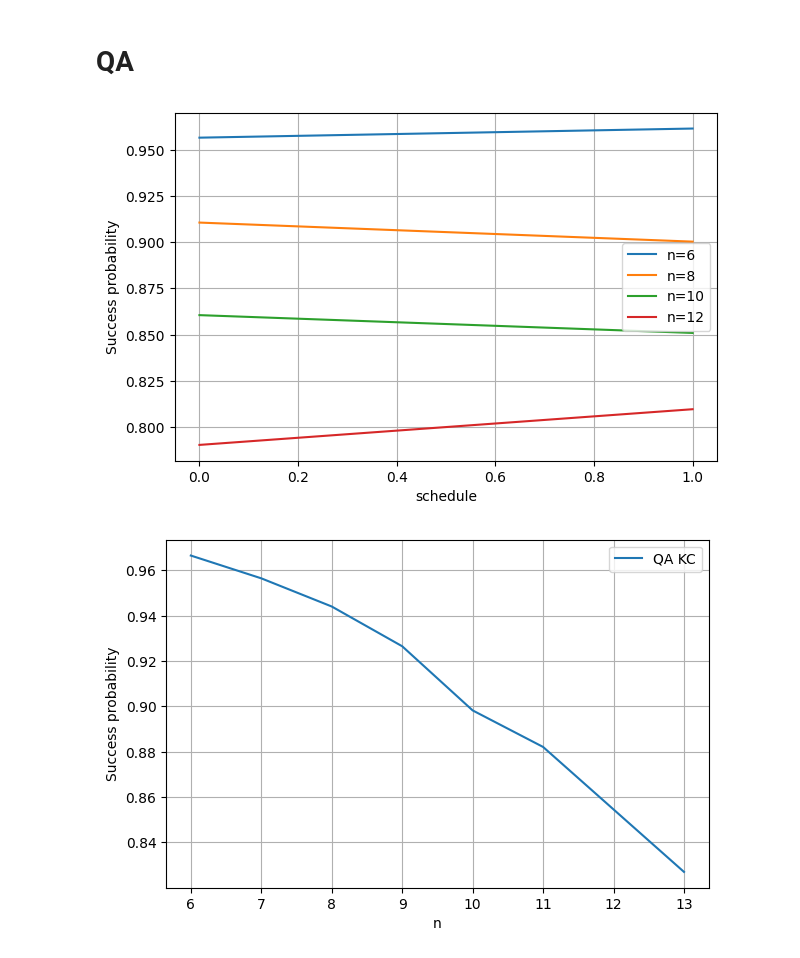
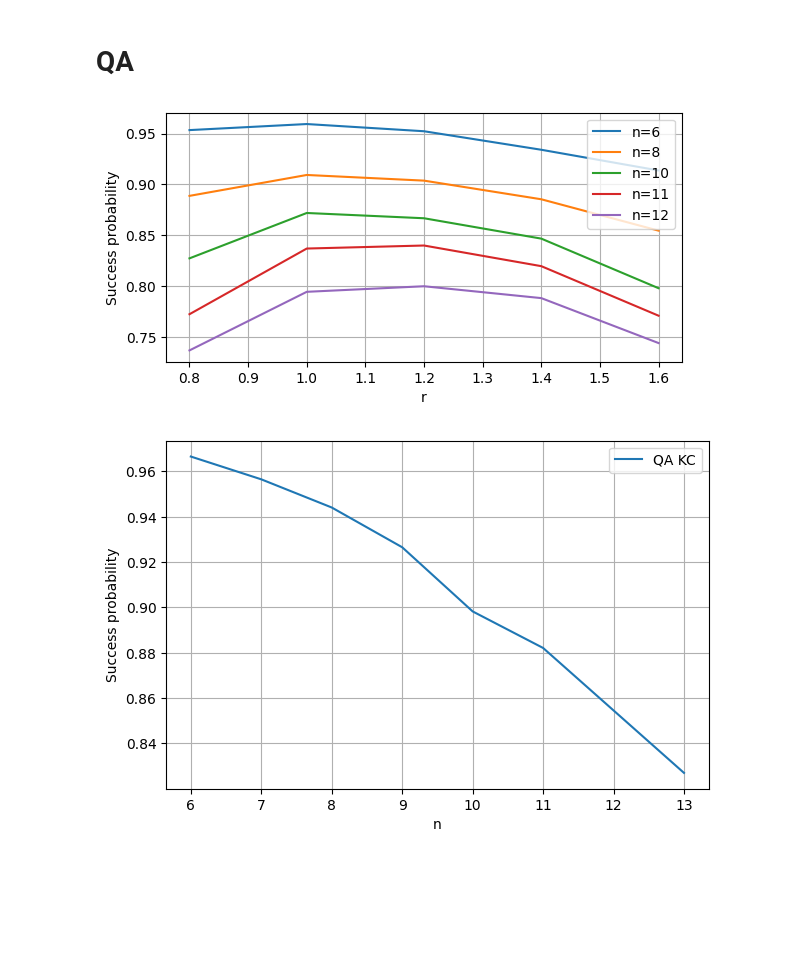
Before and after one commit to AlenLeban/KvantneKlike, a Jupyter notebook: visualize.ipynb, the cells around one changed output. Saved outputs shown, nothing was run; the diff lists cells and outputs as text; code cells hidden in the pictures; blank space fills up the shorter version.

```diff
--- a/visualize.ipynb
+++ b/visualize.ipynb
@@ -357,10 +357,11 @@ plot_success_prob_for_var("benchmarkResults/qaoa_results_maxclique_n_b2.json", [
 # %% [markdown]
 # QA
 # %%
-fig = plot_success_prob_for_var("benchmarkResults/qa_qutip_results_maxclique_schedule.json", ["schedule", "n"],
-                          plots=["success_probability"], yscale="linear", ylim=None, interpret_solution=["number", "number"])
+fig = plot_success_prob_for_var("benchmarkResults/qa_qutip_results_maxclique_schedule.json", ["schedule_power", "n"], figsize=(6, 3),
+                          plots=["success_probability"], yscale="linear", ylim=None, xlabel="r", interpret_solution=["number", "number"],
+                          fig_filename="Figures/qa_qutip_maxclique_schedule.png", left=0.12, bottom=0.15, right=0.98, top=0.98)
 # %% [output]
-[figure, old version]
+[figure, new version]
 # %%
 fig = plot_success_prob_for_var("benchmarkResults/qa_qutip_results_kclique_n3.json", ["n"],
                           plots=["success_probability"], yscale="linear", ylim=None, plot_labels=["QA KC"], colors=["tab:blue"], interpret_solution=["number"])
```
Also changed, not shown: 6 other files.
